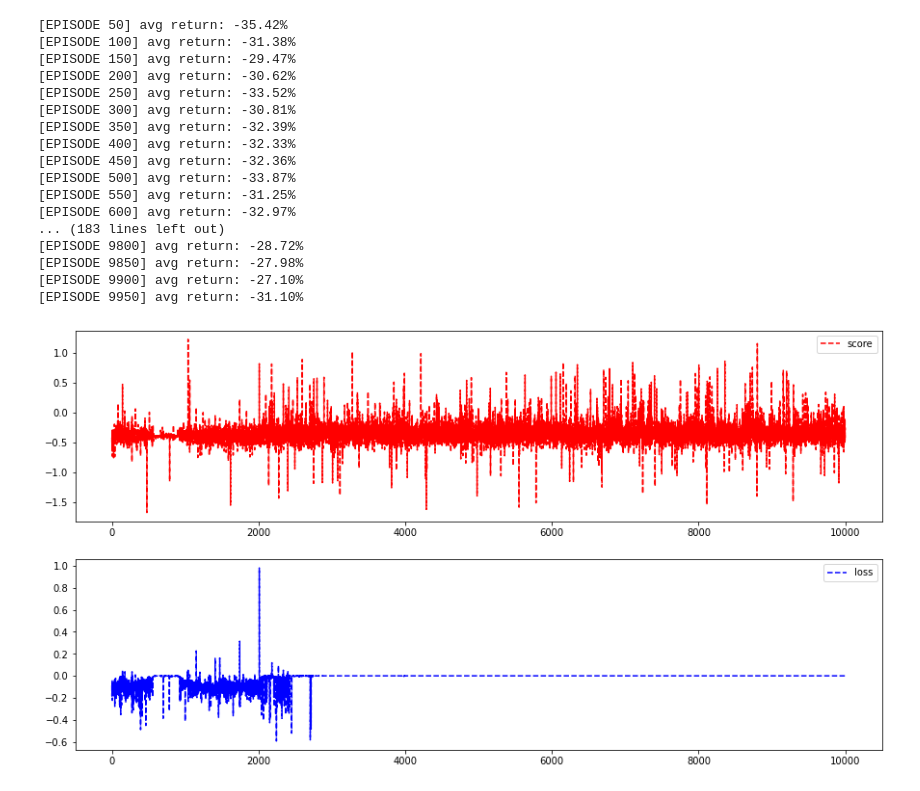
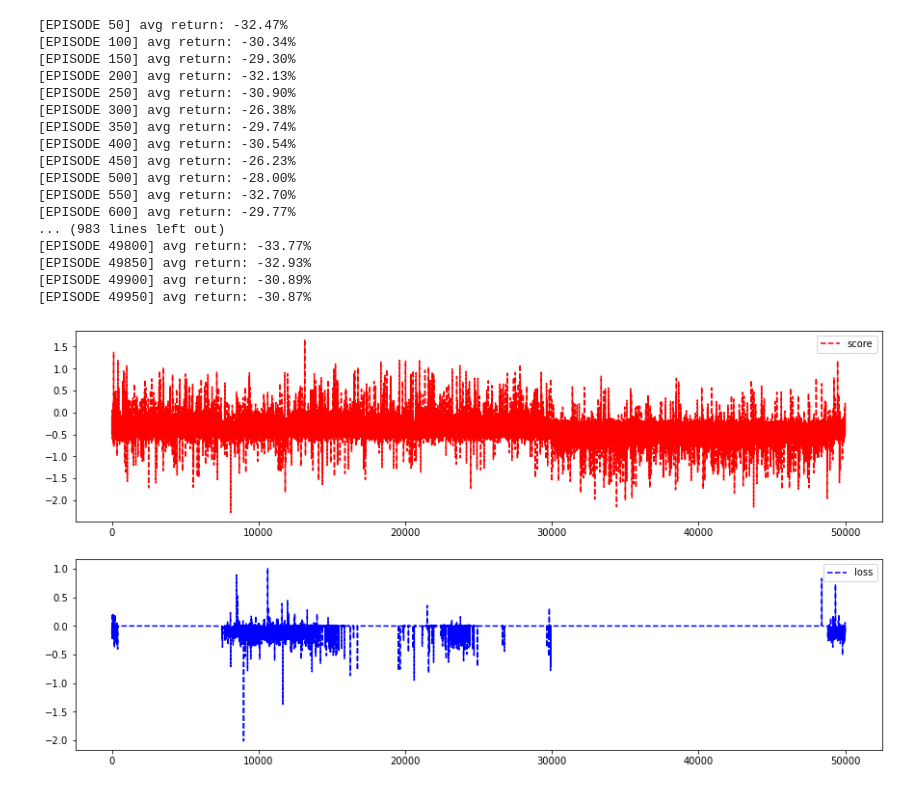
Before and after one commit to choij1589/SystemTrading, a Jupyter notebook: ReinforceTrading/REINFORCE-trading.ipynb, the cells around one changed output. Cells and saved outputs as stored; diff of their text form; code cells hidden in the pictures.

```diff
--- a/ReinforceTrading/REINFORCE-trading.ipynb
+++ b/ReinforceTrading/REINFORCE-trading.ipynb
@@ -345,49 +345,49 @@ env = Environment(train_sample)
 pi = Policy()
 train_history = History()
 val_history = History()
 acc_score = 0.
 print_interval = 50
 
-for n_epi in range(10000):
+for n_epi in range(50000):
     score= 0.
     state = env.make_episode()
     done = False
 
     while not done:
         prob = pi(torch.from_numpy(state).float())
         m = Categorical(prob)
         action = m.sample()
         next_state, reward, done, info = env.step(action.item())
         pi.put_data((reward, prob[action]))
         state = next_state
         score += reward
 
     pi.train()
     loss = pi.train_net()
     train_history.update(score, loss)
 
     acc_score += score
     if n_epi%print_interval == 0 and n_epi != 0:
         print(f"[EPISODE {n_epi}] avg return: {(np.exp(acc_score/print_interval)-1)*100:.2f}%")
         acc_score = 0.
 
 train_history.plot()
 # %% [output]
-[EPISODE 50] avg return: -35.42%
-[EPISODE 100] avg return: -31.38%
-[EPISODE 150] avg return: -29.47%
-[EPISODE 200] avg return: -30.62%
-[EPISODE 250] avg return: -33.52%
-[EPISODE 300] avg return: -30.81%
-[EPISODE 350] avg return: -32.39%
-[EPISODE 400] avg return: -32.33%
-[EPISODE 450] avg return: -32.36%
-[EPISODE 500] avg return: -33.87%
-[EPISODE 550] avg return: -31.25%
-[EPISODE 600] avg return: -32.97%
-... (183 lines left out)
-[EPISODE 9800] avg return: -28.72%
-[EPISODE 9850] avg return: -27.98%
-[EPISODE 9900] avg return: -27.10%
-[EPISODE 9950] avg return: -31.10%
+[EPISODE 50] avg return: -32.47%
+[EPISODE 100] avg return: -30.34%
+[EPISODE 150] avg return: -29.30%
+[EPISODE 200] avg return: -32.13%
+[EPISODE 250] avg return: -30.90%
+[EPISODE 300] avg return: -26.38%
+[EPISODE 350] avg return: -29.74%
+[EPISODE 400] avg return: -30.54%
+[EPISODE 450] avg return: -26.23%
+[EPISODE 500] avg return: -28.00%
+[EPISODE 550] avg return: -32.70%
+[EPISODE 600] avg return: -29.77%
+... (983 lines left out)
+[EPISODE 49800] avg return: -33.77%
+[EPISODE 49850] avg return: -32.93%
+[EPISODE 49900] avg return: -30.89%
+[EPISODE 49950] avg return: -30.87%
-[figure, old version]
+[figure, new version]
```
Also changed, not shown: parts of 3 cells of this notebook, 1 other file.
